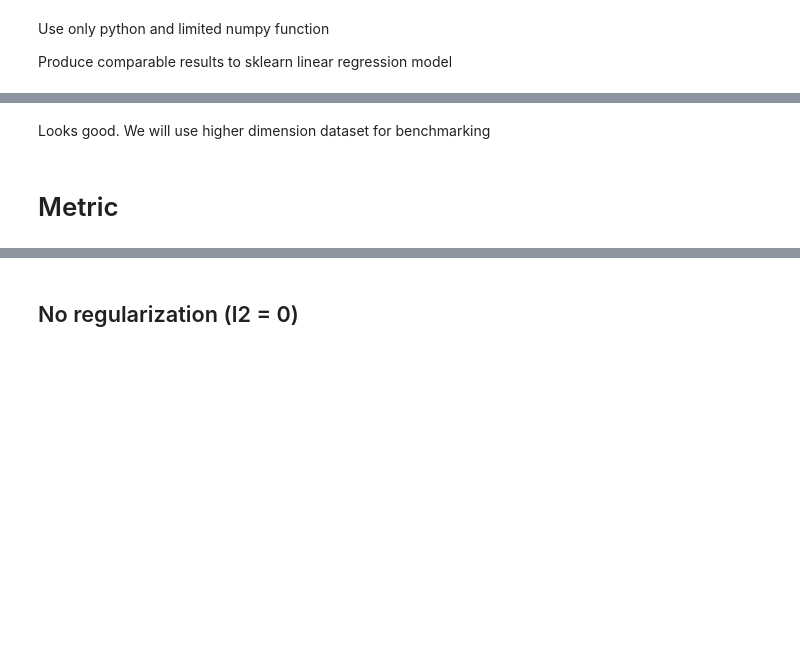
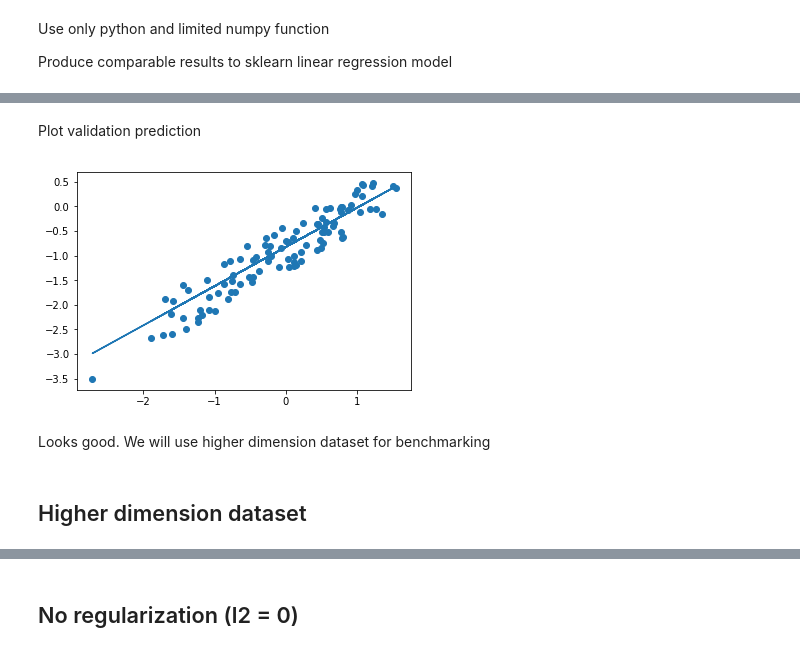
Before and after one commit to anhquan0412/basic_model_scratch, a Jupyter notebook: linear_regression.ipynb, the cells around one changed output, grey strips where cells are left out. Saved outputs shown, nothing was run; the diff lists cells and outputs as text; code cells hidden in the pictures; blank space fills up the shorter version.

```diff
--- a/linear_regression.ipynb
+++ b/linear_regression.ipynb
@@ -46,3 +64,16 @@ plt.scatter(X[:,1],y)
+# %% [markdown]
+Plot validation prediction
+# %%
+X_train,y_train,X_val,y_val = get_train_val(X1,y1)
+
+y_val_pred = lr.predict(X_val)
+plt.scatter(X_val[:,1],y_val)
+plt.plot(X_val[:,1],y_val_pred)
+plt.show()
+# %% [output]
+[figure, added]
 # %% [markdown]
 Looks good. We will use higher dimension dataset for benchmarking
+# %% [markdown]
+## Higher dimension dataset
 # %%
@@ -52,2 +82,0 @@ X,y,W = get_linear_dataset_with_bias(size,n,1)
-# %% [markdown]
-# Metric
```
Also changed, not shown: parts of 46 cells of this notebook, 9 other files.
